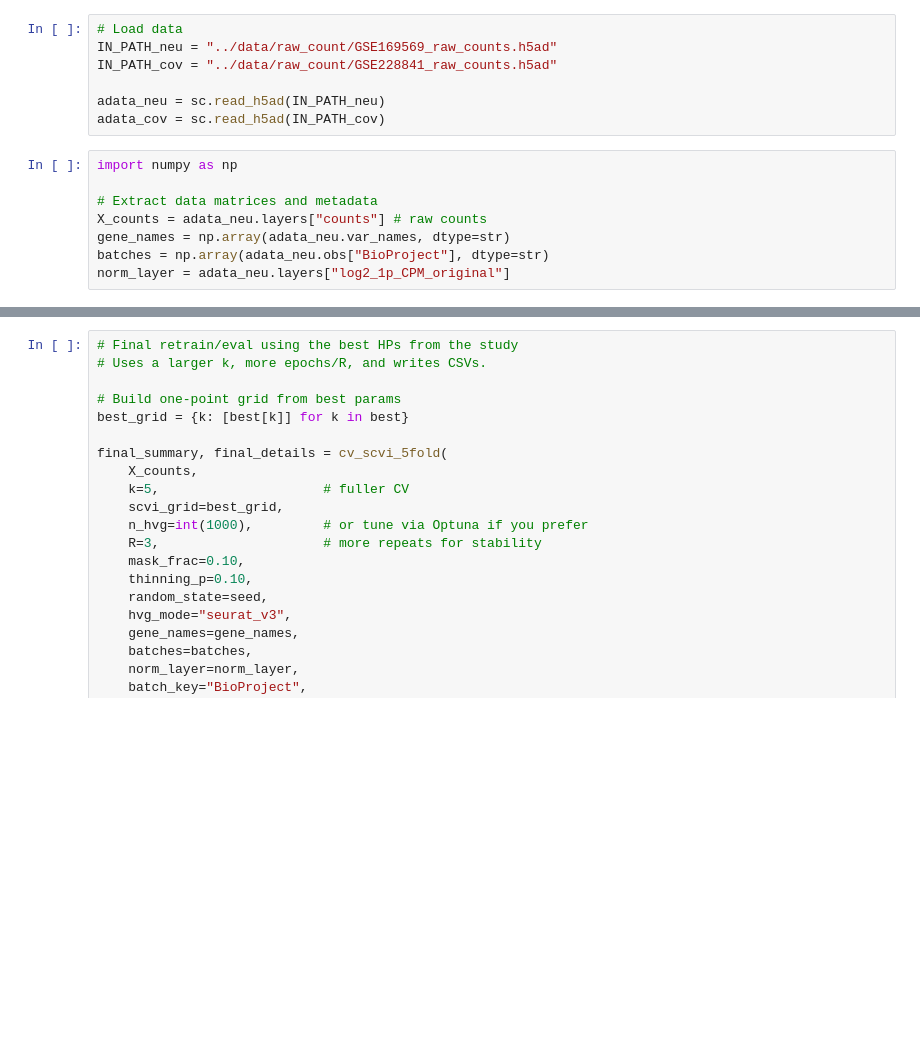
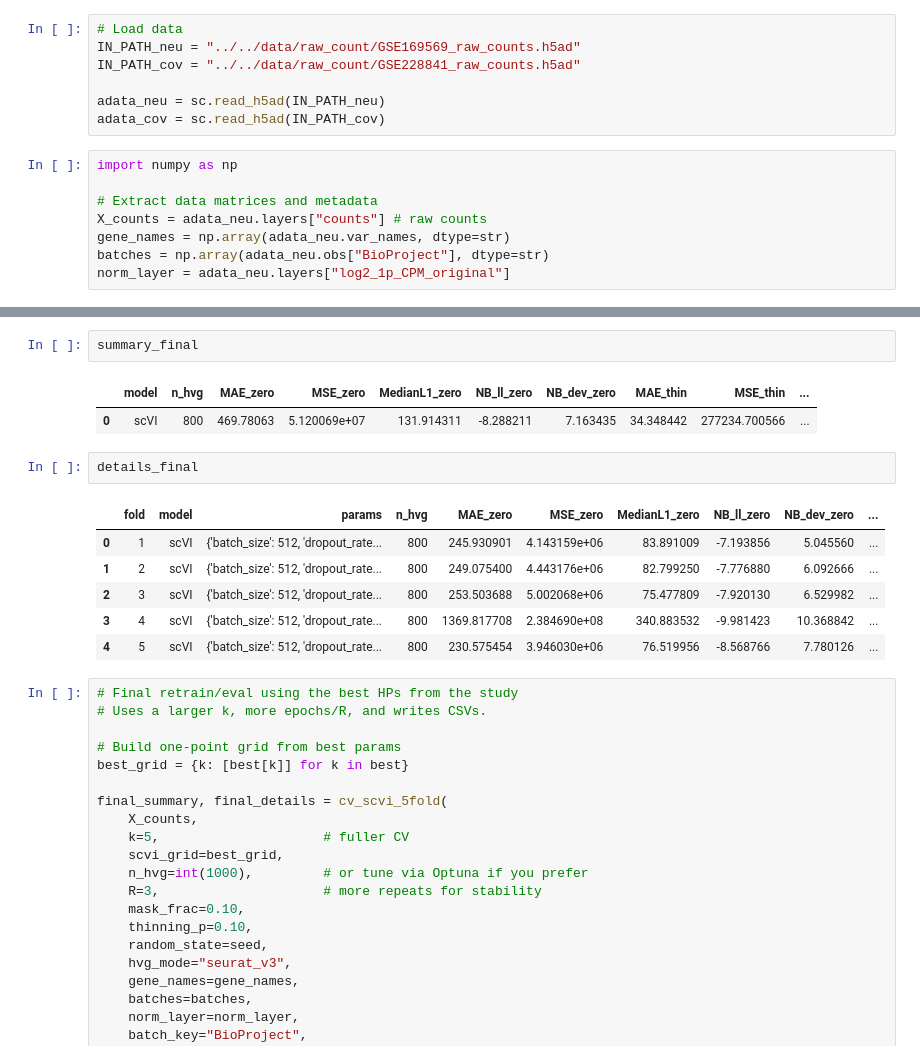
Before and after one commit to 2damlee/denoising_rna_sequencing, a Jupyter notebook: Thesis_project/notebooks/dropout_imputation/scvi.ipynb, the cells around one changed output, grey strips where cells are left out. Drawn from its saved outputs; the diff is of its cells as text; blank space fills up the shorter version.

```diff
--- a/Thesis_project/notebooks/dropout_imputation/scvi.ipynb
+++ b/Thesis_project/notebooks/dropout_imputation/scvi.ipynb
@@ -13,8 +6,8 @@ sys.path.append("../..")
 from scripts.runner_models import cv_scvi_5fold
 # %%
 # Load data
-IN_PATH_neu = "../data/raw_count/GSE169569_raw_counts.h5ad"
-IN_PATH_cov = "../data/raw_count/GSE228841_raw_counts.h5ad"
+IN_PATH_neu = "../../data/raw_count/GSE169569_raw_counts.h5ad"
+IN_PATH_cov = "../../data/raw_count/GSE228841_raw_counts.h5ad"
 
 adata_neu = sc.read_h5ad(IN_PATH_neu)
 adata_cov = sc.read_h5ad(IN_PATH_cov)
@@ -222,3 +226,17 @@ INFO     Input AnnData not setup with scvi-tools. attempting to transfer AnnData
+# %%
+summary_final
+# %% [output]
+|  | model | n_hvg | MAE_zero | MSE_zero | MedianL1_zero | NB_ll_zero | NB_dev_zero | MAE_thin | MSE_thin | ... |
+| 0 | scVI | 800 | 469.78063 | 5.120069e+07 | 131.914311 | -8.288211 | 7.163435 | 34.348442 | 277234.700566 | ... |
+# %%
+details_final
+# %% [output]
+|  | fold | model | params | n_hvg | MAE_zero | MSE_zero | MedianL1_zero | NB_ll_zero | NB_dev_zero | ... |
+| 0 | 1 | scVI | {'batch_size': 512, 'dropout_rate... | 800 | 245.930901 | 4.143159e+06 | 83.891009 | -7.193856 | 5.045560 | ... |
+| 1 | 2 | scVI | {'batch_size': 512, 'dropout_rate... | 800 | 249.075400 | 4.443176e+06 | 82.799250 | -7.776880 | 6.092666 | ... |
+| 2 | 3 | scVI | {'batch_size': 512, 'dropout_rate... | 800 | 253.503688 | 5.002068e+06 | 75.477809 | -7.920130 | 6.529982 | ... |
+| 3 | 4 | scVI | {'batch_size': 512, 'dropout_rate... | 800 | 1369.817708 | 2.384690e+08 | 340.883532 | -9.981423 | 10.368842 | ... |
+| 4 | 5 | scVI | {'batch_size': 512, 'dropout_rate... | 800 | 230.575454 | 3.946030e+06 | 76.519956 | -8.568766 | 7.780126 | ... |
 # %%
 # Final retrain/eval using the best HPs from the study
 # Uses a larger k, more epochs/R, and writes CSVs.
```
Also changed, not shown: parts of 3 cells of this notebook, 2 other files.
